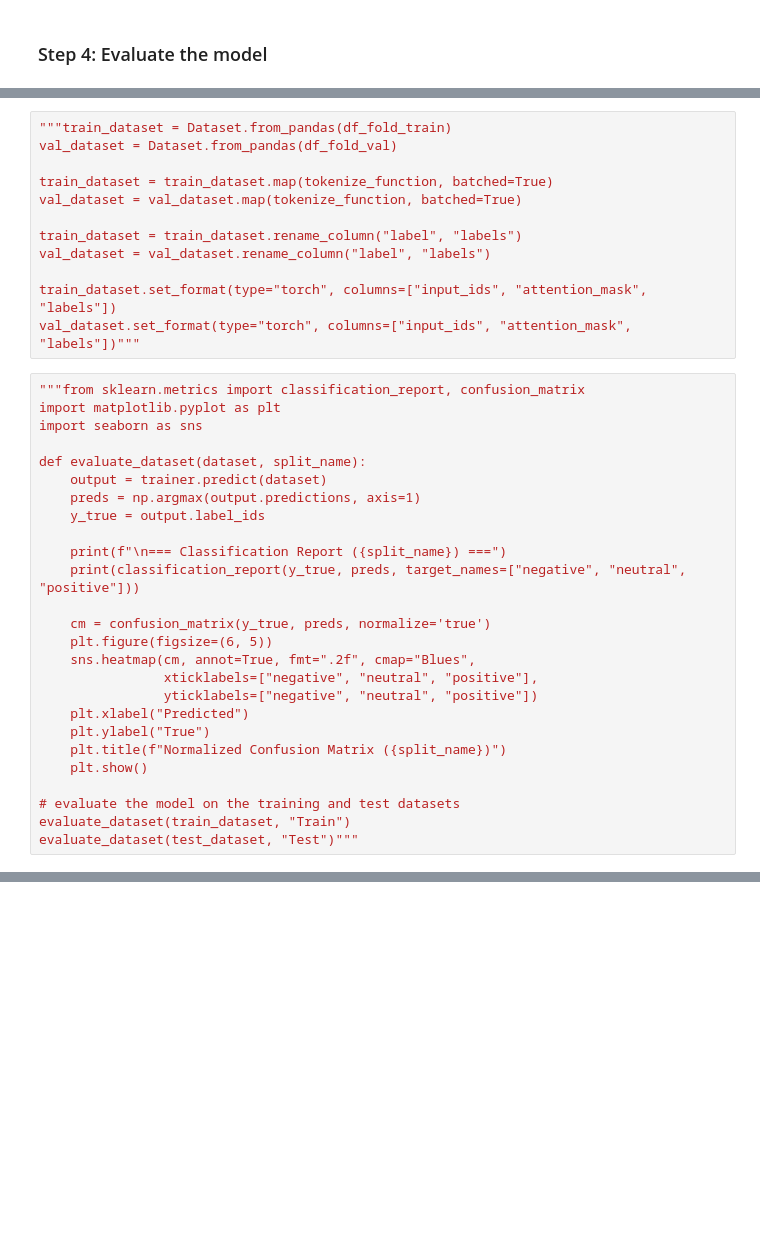
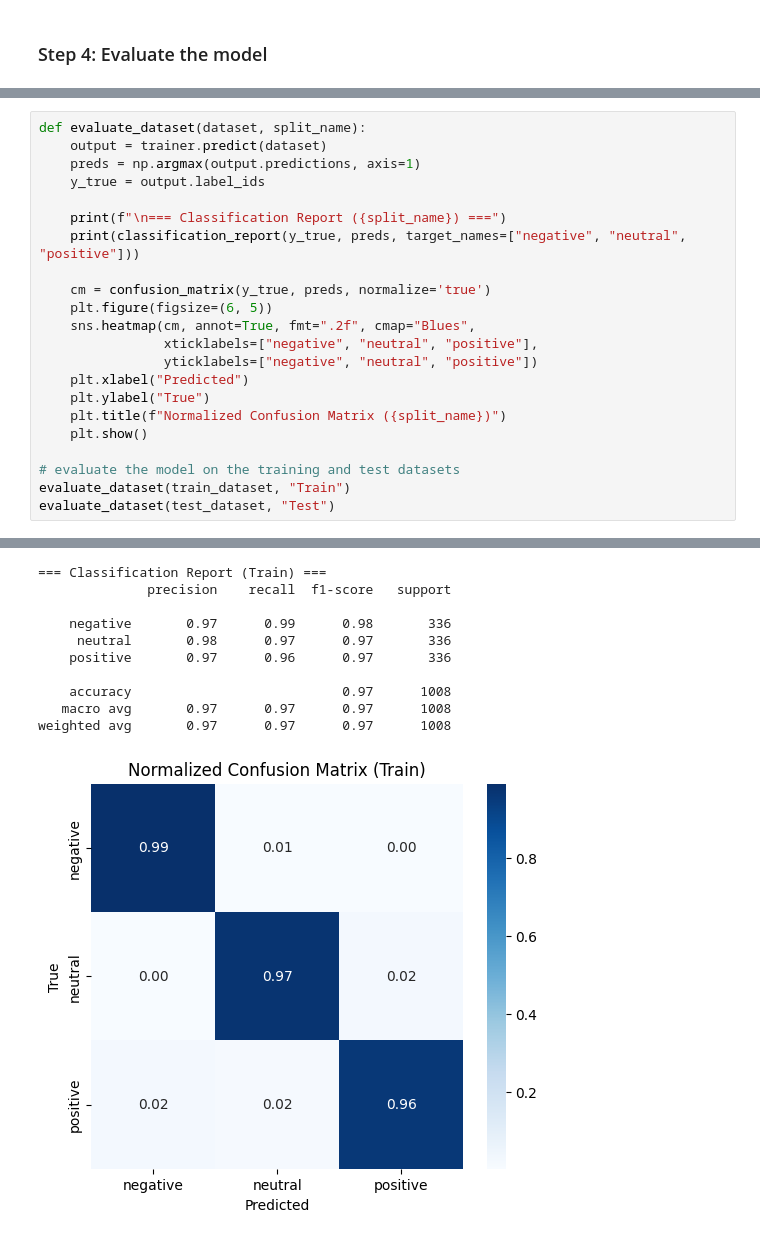
Before and after one commit to Hugoverissimo21/finphrasebank-sentiment, a Jupyter notebook: HV Model A2 (crossfold).ipynb, the cells around one changed output, grey strips where cells are left out. Cells and saved outputs as stored; diff of their text form; blank space fills up the shorter version.

Commit message:
model A: cv full pipeline

```diff
--- a/HV Model A2 (crossfold).ipynb
+++ b/HV Model A2 (crossfold).ipynb
@@ -229,38 +233,23 @@ plt.show()"""
-# %%
-"""train_dataset = Dataset.from_pandas(df_fold_train)
-val_dataset = Dataset.from_pandas(df_fold_val)
-
-train_dataset = train_dataset.map(tokenize_function, batched=True)
-val_dataset = val_dataset.map(tokenize_function, batched=True)
-
-train_dataset = train_dataset.rename_column("label", "labels")
-val_dataset = val_dataset.rename_column("label", "labels")
-
-train_dataset.set_format(type="torch", columns=["input_ids", "attention_mask", "labels"])
-val_dataset.set_format(type="torch", columns=["input_ids", "attention_mask", "labels"])"""
-# %%
-"""from sklearn.metrics import classification_report, confusion_matrix
-import matplotlib.pyplot as plt
-import seaborn as sns
-
-def evaluate_dataset(dataset, split_name):
-    output = trainer.predict(dataset)
-    preds = np.argmax(output.predictions, axis=1)
-    y_true = output.label_ids
-
-    print(f"\n=== Classification Report ({split_name}) ===")
-    print(classification_report(y_true, preds, target_names=["negative", "neutral", "positive"]))
-
-    cm = confusion_matrix(y_true, preds, normalize='true')
-    plt.figure(figsize=(6, 5))
-    sns.heatmap(cm, annot=True, fmt=".2f", cmap="Blues",
-                xticklabels=["negative", "neutral", "positive"],
-                yticklabels=["negative", "neutral", "positive"])
-    plt.xlabel("Predicted")
-    plt.ylabel("True")
-    plt.title(f"Normalized Confusion Matrix ({split_name})")
-    plt.show()
-
-# evaluate the model on the training and test datasets
-evaluate_dataset(train_dataset, "Train")
-evaluate_dataset(test_dataset, "Test")"""
+# %%
+def evaluate_dataset(dataset, split_name):
+    output = trainer.predict(dataset)
+    preds = np.argmax(output.predictions, axis=1)
+    y_true = output.label_ids
+
+    print(f"\n=== Classification Report ({split_name}) ===")
+    print(classification_report(y_true, preds, target_names=["negative", "neutral", "positive"]))
+
+    cm = confusion_matrix(y_true, preds, normalize='true')
+    plt.figure(figsize=(6, 5))
+    sns.heatmap(cm, annot=True, fmt=".2f", cmap="Blues",
+                xticklabels=["negative", "neutral", "positive"],
+                yticklabels=["negative", "neutral", "positive"])
+    plt.xlabel("Predicted")
+    plt.ylabel("True")
+    plt.title(f"Normalized Confusion Matrix ({split_name})")
+    plt.show()
+
+# evaluate the model on the training and test datasets
+evaluate_dataset(train_dataset, "Train")
+evaluate_dataset(test_dataset, "Test")
+# %% [output]
@@ -266,0 +257,11 @@ evaluate_dataset(test_dataset, "Test")"""
+=== Classification Report (Train) ===
+              precision    recall  f1-score   support
+
+    negative       0.97      0.99      0.98       336
+     neutral       0.98      0.97      0.97       336
+    positive       0.97      0.96      0.97       336
+
+    accuracy                           0.97      1008
+   macro avg       0.97      0.97      0.97      1008
+weighted avg       0.97      0.97      0.97      1008
+[figure, added]
```
Also changed, not shown: parts of 11 cells of this notebook, 1 other file.
